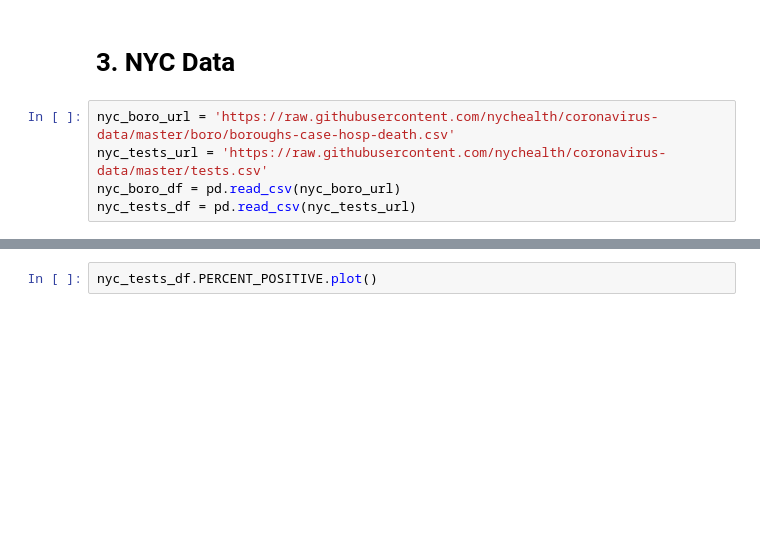
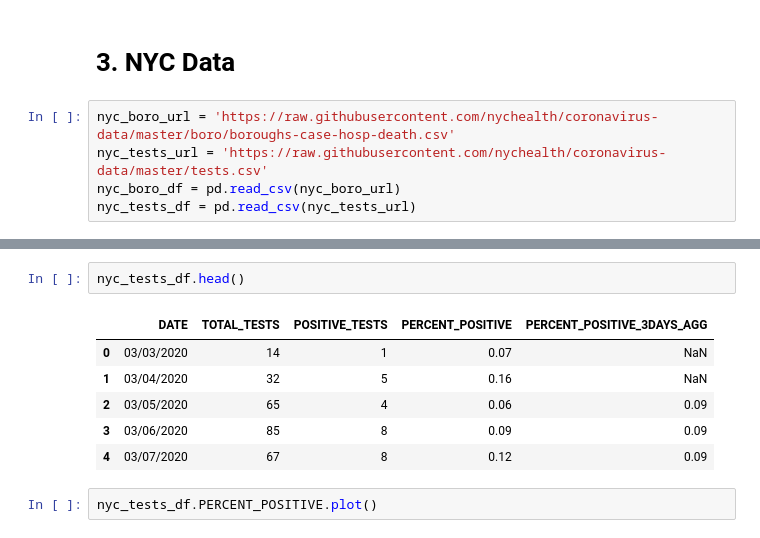
Before and after one commit to tlzhu19/covid19-dashboard, a Jupyter notebook: covid19_dashboard.ipynb, the cells around one changed output, grey strips where cells are left out. Cells and saved outputs as stored; diff of their text form; blank space fills up the shorter version.

```diff
--- a/covid19_dashboard.ipynb
+++ b/covid19_dashboard.ipynb
@@ -97,3 +129,12 @@ nyc_tests_df = pd.read_csv(nyc_tests_url)
+# %%
+nyc_tests_df.head()
+# %% [output]
+|  | DATE | TOTAL_TESTS | POSITIVE_TESTS | PERCENT_POSITIVE | PERCENT_POSITIVE_3DAYS_AGG |
+| 0 | 03/03/2020 | 14 | 1 | 0.07 | NaN |
+| 1 | 03/04/2020 | 32 | 5 | 0.16 | NaN |
+| 2 | 03/05/2020 | 65 | 4 | 0.06 | 0.09 |
+| 3 | 03/06/2020 | 85 | 8 | 0.09 | 0.09 |
+| 4 | 03/07/2020 | 67 | 8 | 0.12 | 0.09 |
 # %%
 nyc_tests_df.PERCENT_POSITIVE.plot()
 # %% [output]
```
Also changed, not shown: parts of 5 cells of this notebook, 1 other file.
